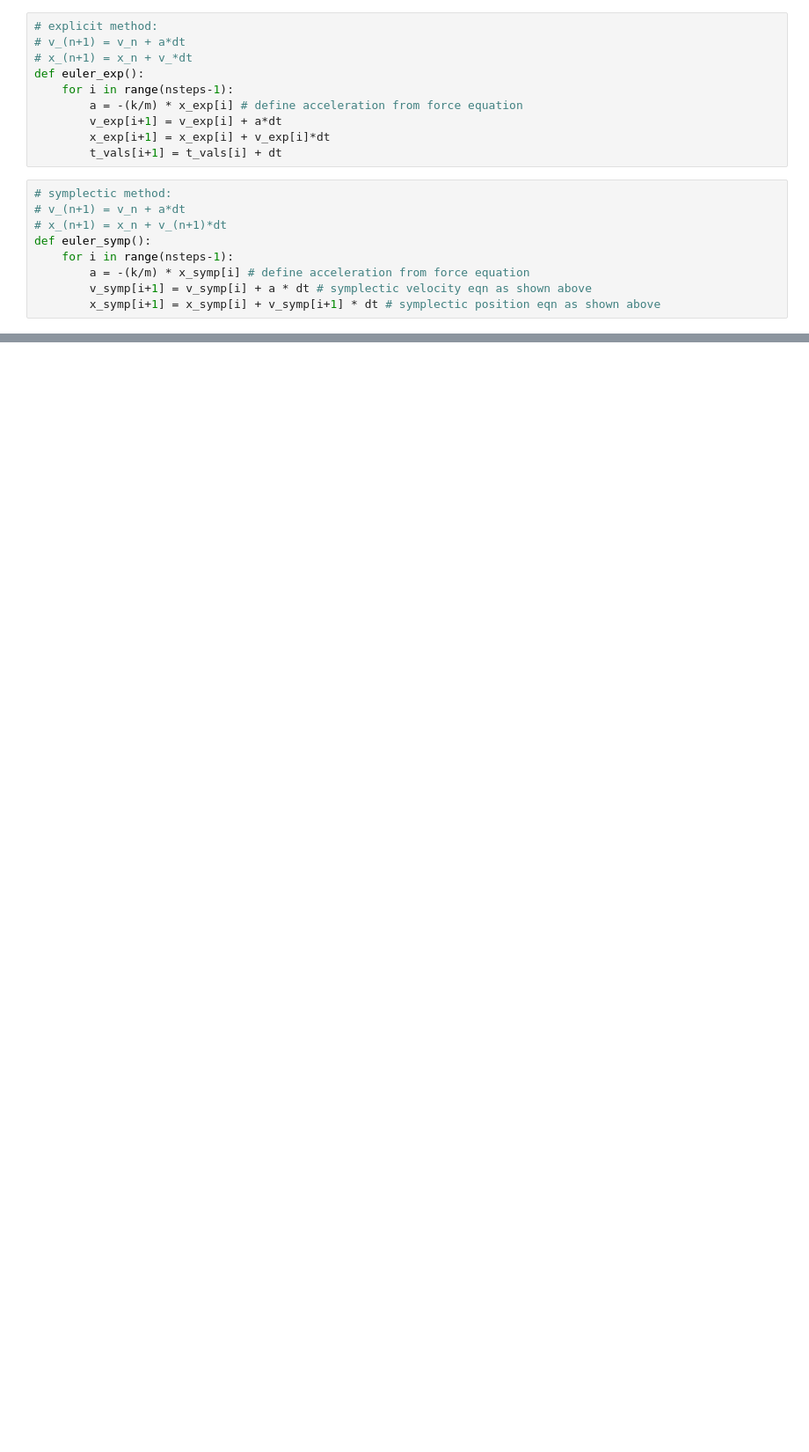
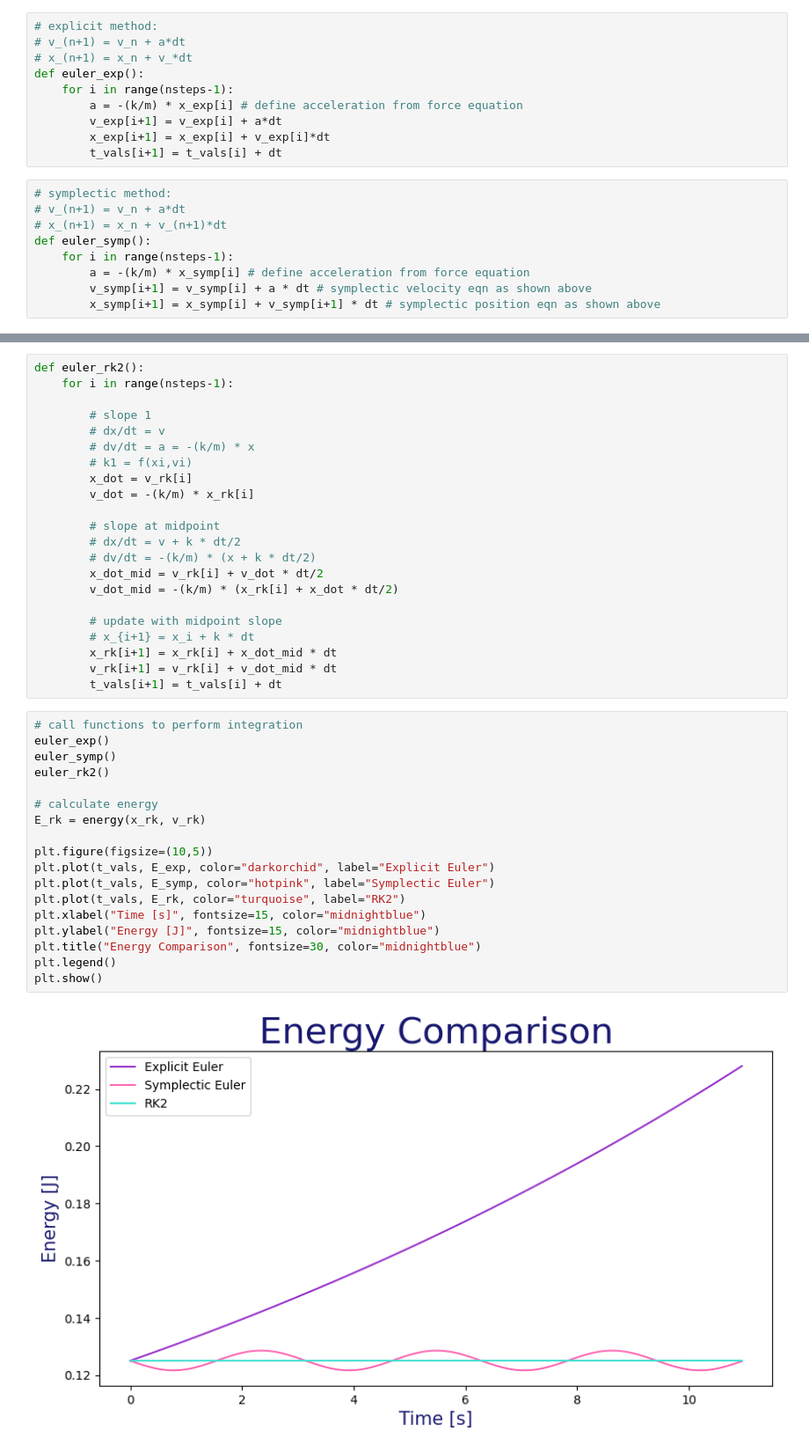
Before and after one commit to lsdun/PHY607-Spring9-16, a Jupyter notebook: spring_oscillator.ipynb, the cells around one changed output, grey strips where cells are left out. Shown at 88% size. Cells and saved outputs as stored; diff of their text form; blank space fills up the shorter version.

```diff
--- a/spring_oscillator.ipynb
+++ b/spring_oscillator.ipynb
@@ -103,0 +116,42 @@ plt.show()
+# %%
+def euler_rk2():
+    for i in range(nsteps-1):
+
+        # slope 1
+        # dx/dt = v
+        # dv/dt = a = -(k/m) * x
+        # k1 = f(xi,vi)
+        x_dot = v_rk[i]
+        v_dot = -(k/m) * x_rk[i]
+
+        # slope at midpoint
+        # dx/dt = v + k * dt/2
+        # dv/dt = -(k/m) * (x + k * dt/2)
+        x_dot_mid = v_rk[i] + v_dot * dt/2
+        v_dot_mid = -(k/m) * (x_rk[i] + x_dot * dt/2)
+
+        # update with midpoint slope
+        # x_{i+1} = x_i + k * dt
+        x_rk[i+1] = x_rk[i] + x_dot_mid * dt
+        v_rk[i+1] = v_rk[i] + v_dot_mid * dt
+        t_vals[i+1] = t_vals[i] + dt
+# %%
+# call functions to perform integration
+euler_exp()
+euler_symp()
+euler_rk2()
+
+# calculate energy
+E_rk = energy(x_rk, v_rk)
+
+plt.figure(figsize=(10,5))
+plt.plot(t_vals, E_exp, color="darkorchid", label="Explicit Euler")
+plt.plot(t_vals, E_symp, color="hotpink", label="Symplectic Euler")
+plt.plot(t_vals, E_rk, color="turquoise", label="RK2")
+plt.xlabel("Time [s]", fontsize=15, color="midnightblue")
+plt.ylabel("Energy [J]", fontsize=15, color="midnightblue")
+plt.title("Energy Comparison", fontsize=30, color="midnightblue")
+plt.legend()
+plt.show()
+# %% [output]
+[figure, added]
```
Also changed, not shown: parts of 9 cells of this notebook.
